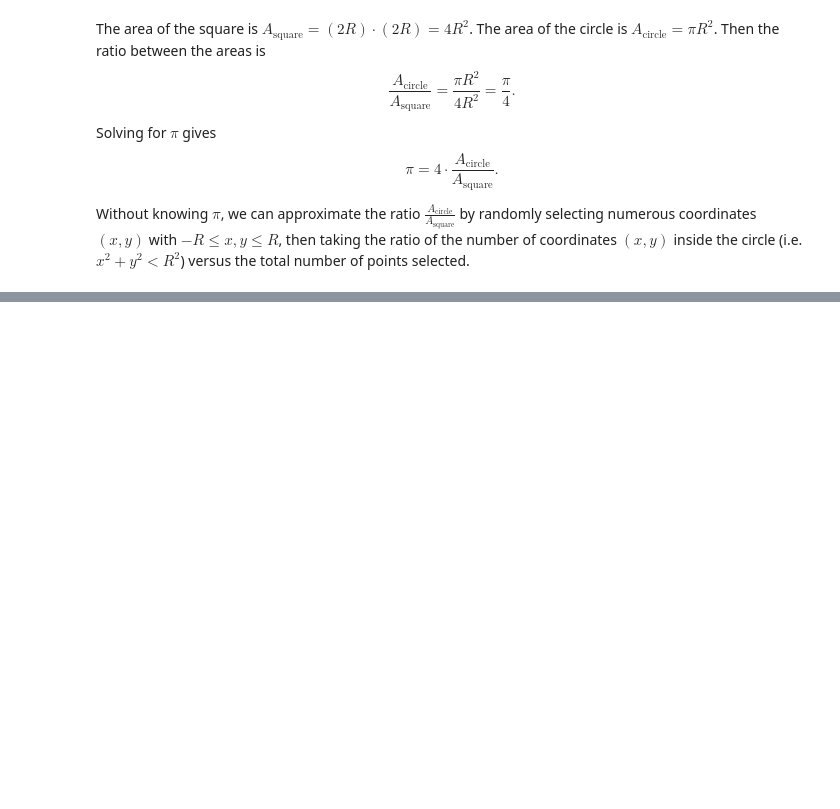
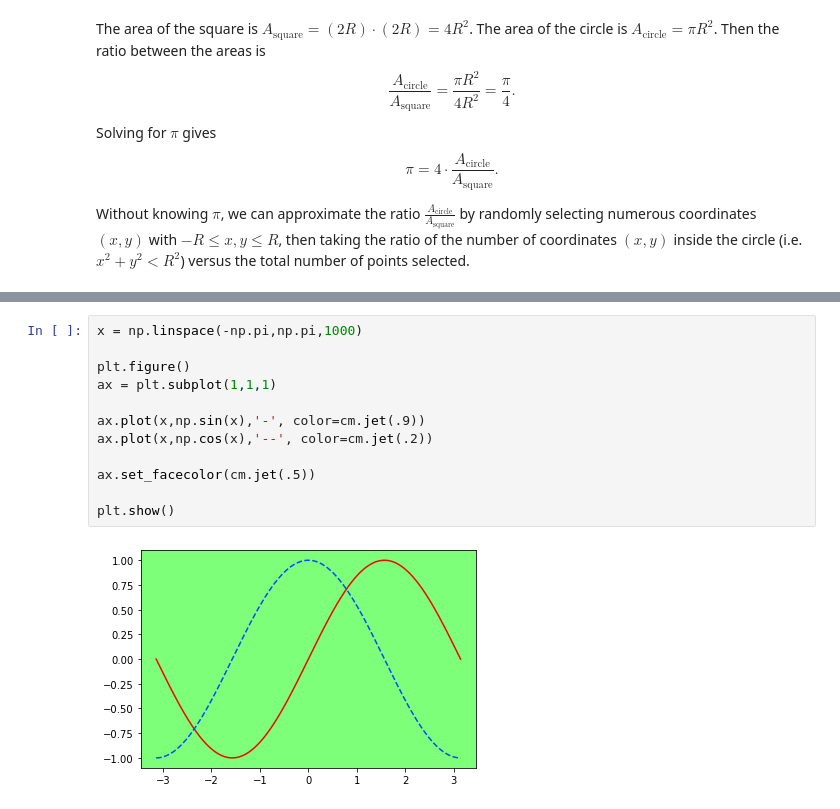
Before and after one commit to jllottes/jllottes.github.io, a Jupyter notebook: _static/weekly_notebooks/week7_notebook.ipynb, the cells around one changed output, grey strips where cells are left out. Drawn from its saved outputs; the diff is of its cells as text; blank space fills up the shorter version.

```diff
--- a/_static/weekly_notebooks/week7_notebook.ipynb
+++ b/_static/weekly_notebooks/week7_notebook.ipynb
@@ -126,0 +226,14 @@ N = 10^8: pi ~= 3.141464
+# %%
+x = np.linspace(-np.pi,np.pi,1000)
+
+plt.figure()
+ax = plt.subplot(1,1,1)
+
+ax.plot(x,np.sin(x),'-', color=cm.jet(.9))
+ax.plot(x,np.cos(x),'--', color=cm.jet(.2))
+
+ax.set_facecolor(cm.jet(.5))
+
+plt.show()
+# %% [output]
+[figure, added]
```
Also changed, not shown: parts of 64 cells of this notebook, 40 other files.
